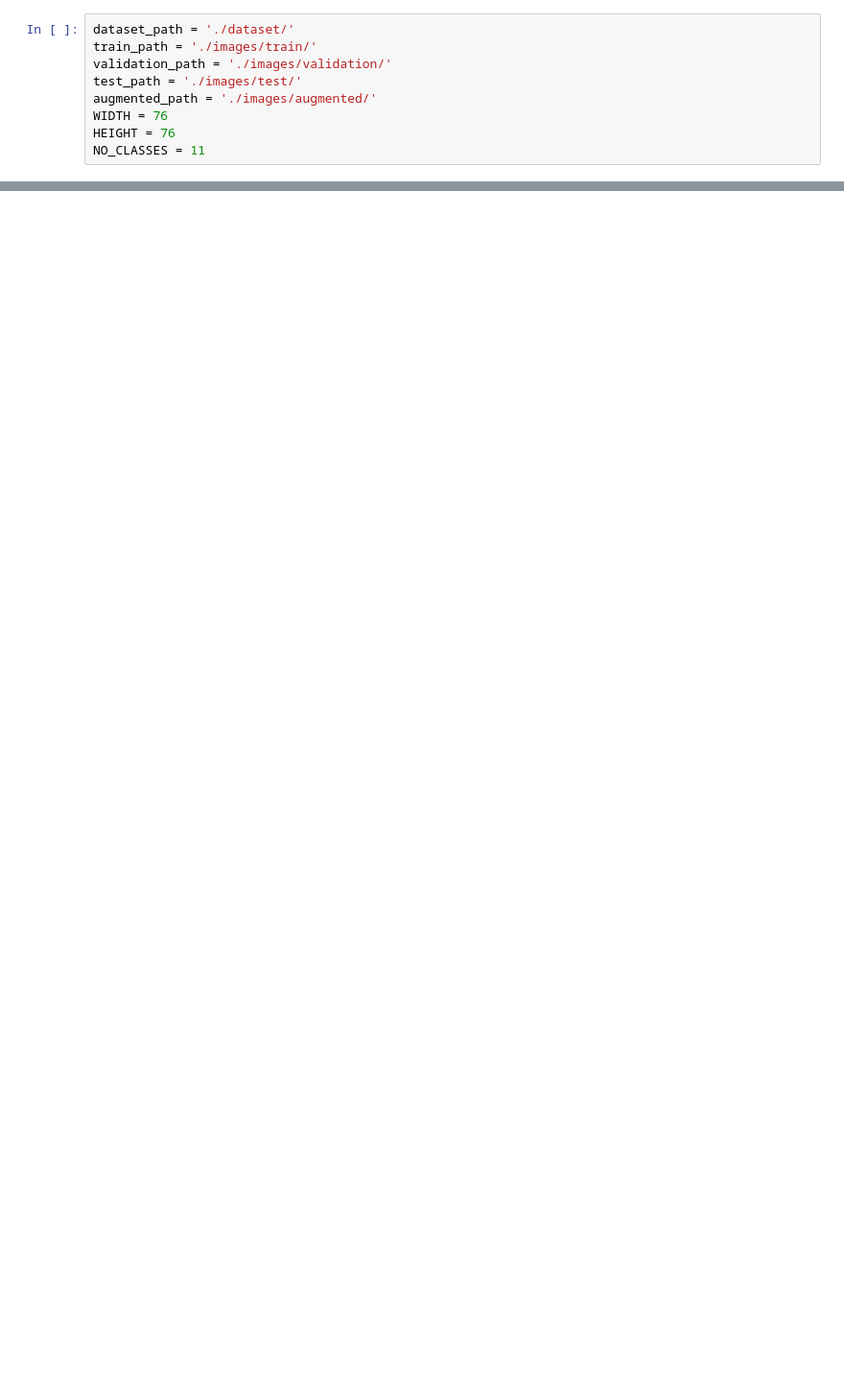
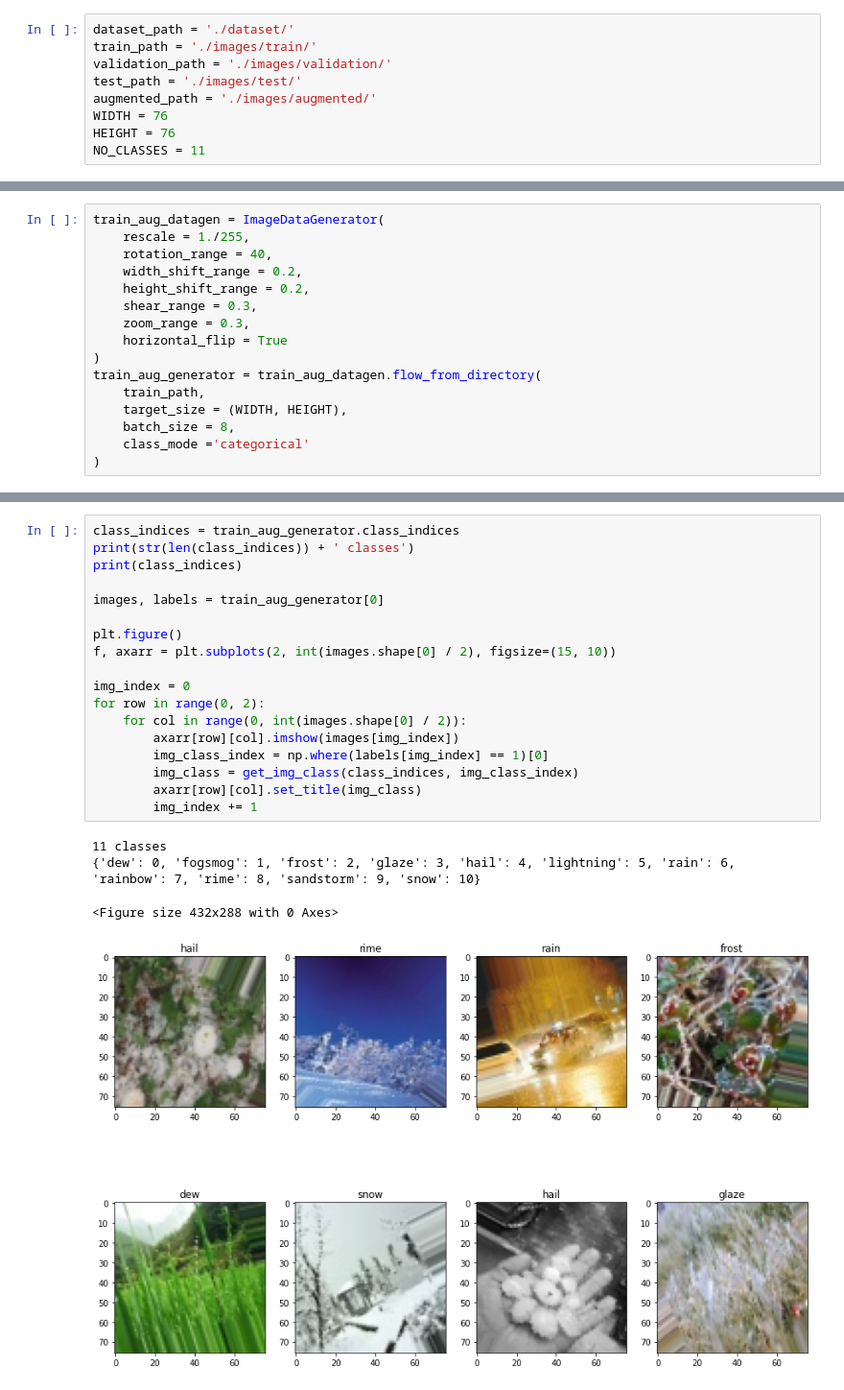
Before and after one commit to RafaelHinojosa/TC3002B_Development-of-Advanced-Applications-of-Computer-Science, a Jupyter notebook: Machine Learning/Act2 - Preprocessing of Data/weather_recognition.ipynb, the cells around one changed output, grey strips where cells are left out. Shown at 96% size. Drawn from its saved outputs; the diff is of its cells as text; blank space fills up the shorter version.

```diff
--- a/Machine Learning/Act2 - Preprocessing of Data/weather_recognition.ipynb
+++ b/Machine Learning/Act2 - Preprocessing of Data/weather_recognition.ipynb
@@ -323,0 +285,16 @@ TC2003B Actividad 2.2 Preprocesado de los datos
+# %%
+train_aug_datagen = ImageDataGenerator(
+    rescale = 1./255,
+    rotation_range = 40,
+    width_shift_range = 0.2,
+    height_shift_range = 0.2,
+    shear_range = 0.3,
+    zoom_range = 0.3,
+    horizontal_flip = True
+)
+train_aug_generator = train_aug_datagen.flow_from_directory(
+    train_path,
+    target_size = (WIDTH, HEIGHT),
+    batch_size = 8,
+    class_mode ='categorical'
+)
@@ -323,0 +305,23 @@ TC2003B Actividad 2.2 Preprocesado de los datos
+# %%
+class_indices = train_aug_generator.class_indices
+print(str(len(class_indices)) + ' classes')
+print(class_indices)
+
+images, labels = train_aug_generator[0]
+
+plt.figure()
+f, axarr = plt.subplots(2, int(images.shape[0] / 2), figsize=(15, 10))
+
+img_index = 0
+for row in range(0, 2):
+	for col in range(0, int(images.shape[0] / 2)):
+		axarr[row][col].imshow(images[img_index])
+		img_class_index = np.where(labels[img_index] == 1)[0]
+		img_class = get_img_class(class_indices, img_class_index)
+		axarr[row][col].set_title(img_class)
+		img_index += 1
+# %% [output]
+11 classes
+{'dew': 0, 'fogsmog': 1, 'frost': 2, 'glaze': 3, 'hail': 4, 'lightning': 5, 'rain': 6, 'rainbow': 7, 'rime': 8, 'sandstorm': 9, 'snow': 10}
+<Figure size 432x288 with 0 Axes>
+[figure, added]
```
Also changed, not shown: parts of 89 cells of this notebook, 4 other files.
